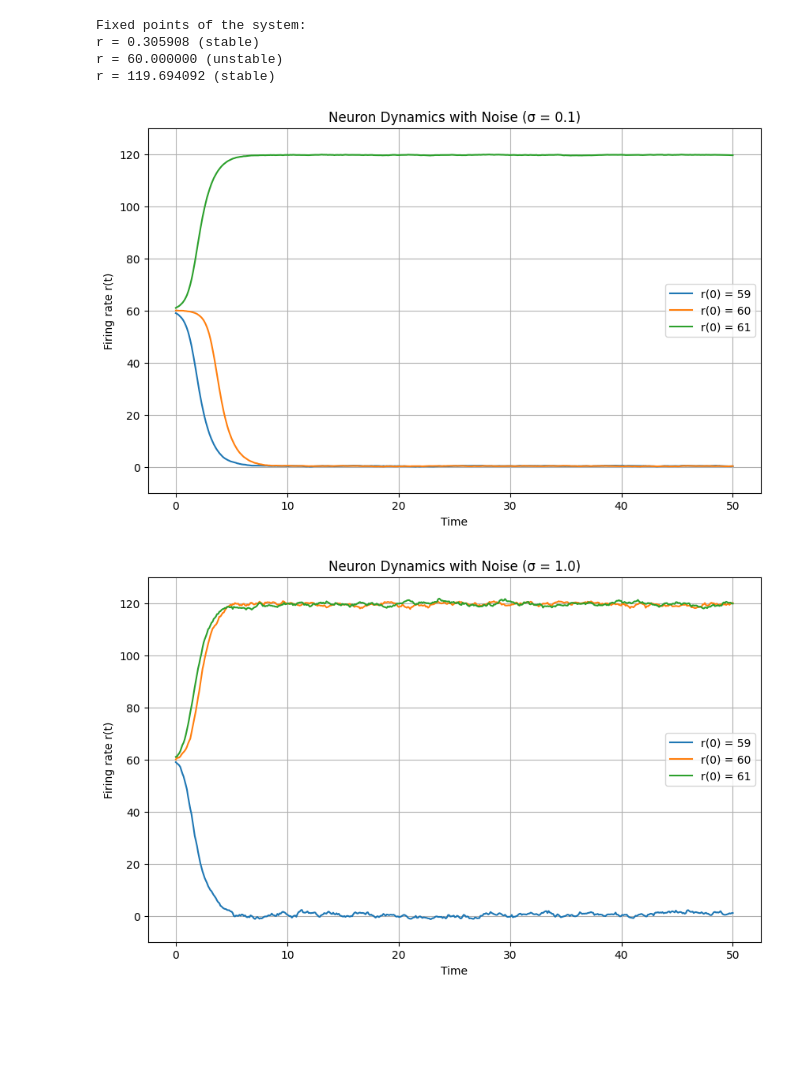
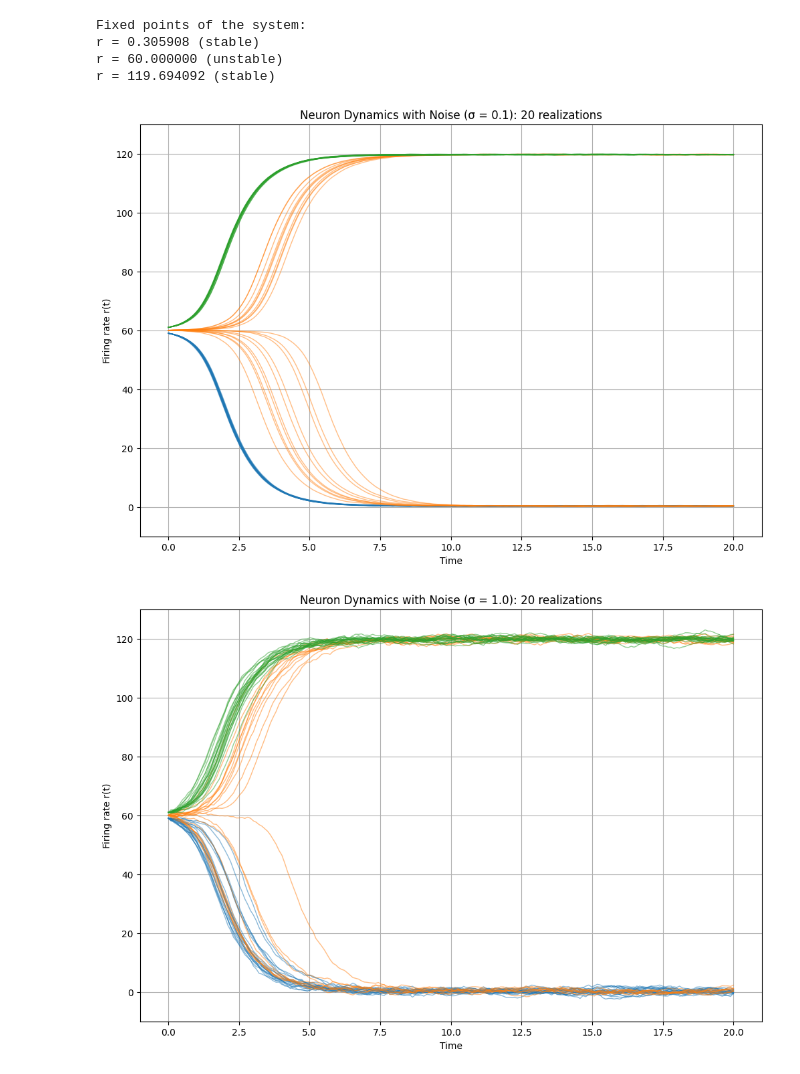
Before and after one commit to Sepsad/CompNeuroMethodsHWs, a Jupyter notebook: HW4/HW4_1st.ipynb, the cells around one changed output. Cells and saved outputs as stored; diff of their text form; code cells hidden in the pictures; blank space fills up the shorter version.

```diff
--- a/HW4/HW4_1st.ipynb
+++ b/HW4/HW4_1st.ipynb
@@ -214,36 +210,34 @@ r = 0.305908 (stable)
 r = 60.000000 (unstable)
 r = 119.694092 (stable)
 # %%
-def add_noise():
-    """Solution to problem 1.3: Add noise and observe the consequences"""
-    # Create figures for different noise strengths
-    noise_strengths = [0.1, 1.0, 5.0]
 
-    for noise in noise_strengths:
-        # Create neuron with noise
+"""Solution to problem 1.3: Add noise and observe the consequences"""
+# Create figures for different noise strengths
+noise_strengths = [0.1, 1.0, 5.0]
+
+for noise in noise_strengths:
+    # Create neuron with noise
         neuron = NeuronWithSelfConnection(noise_strength=noise)
 
-        # Initial conditions
-        r0_list = [59, 60, 61]
+        # Create a figure for this noise strength
+        plt.figure(figsize=(12, 8))
 
-        # Plot the dynamics with noise
-        plt.figure(figsize=(10, 6))
+        # Choose an initial condition around the middle fixed point
+        r0_list = [59,60,61]
+        colors = ['C0', 'C1', 'C2']
 
-        for r0 in r0_list:
-            t, r = neuron.simulate(r0, t_max=50)
-            plt.plot(t, r, label=f'r(0) = {r0}')
-
+        # Run 20 trajectories with the same initial condition but different noise realizations
+        for j in range(3):
+            for i in range(20):
+                t, r = neuron.simulate(r0_list[j], t_max=20)
+                plt.plot(t, r, alpha=0.5, linewidth=1, label=f'Initial condition: {r0_list[j]}', color=colors[j])
         plt.grid(True)
         plt.xlabel('Time')
         plt.ylabel('Firing rate r(t)')
-        plt.title(f'Neuron Dynamics with Noise (σ = {noise})')
-        plt.legend()
+        plt.title(f'Neuron Dynamics with Noise (σ = {noise}): 20 realizations')
         plt.ylim(-10, 130)  # Set y-limits to see the full range
+        # plt.savefig(f'./latex/noise_strength_{noise}.png')
         plt.show()
-
-
-
-add_noise()
 # %% [output]
-[figure, old version]
+[figure, new version]
-[figure, old version]
+[figure, new version]
```
Also changed, not shown: parts of 8 cells of this notebook, 8 other files.
